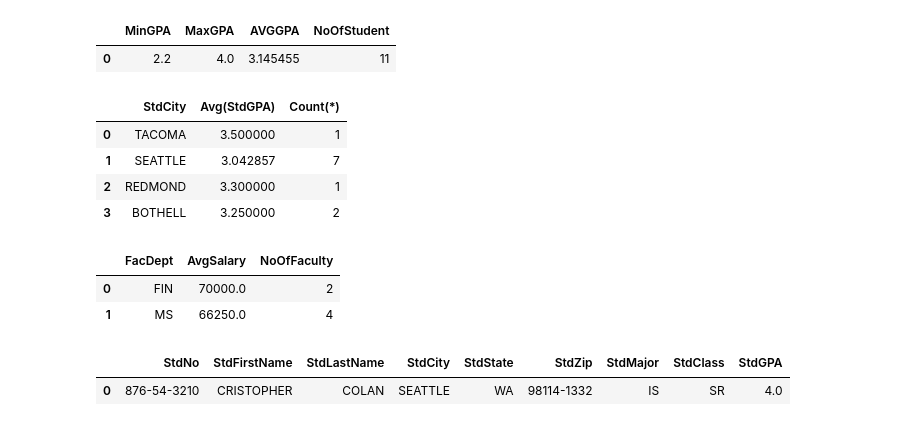
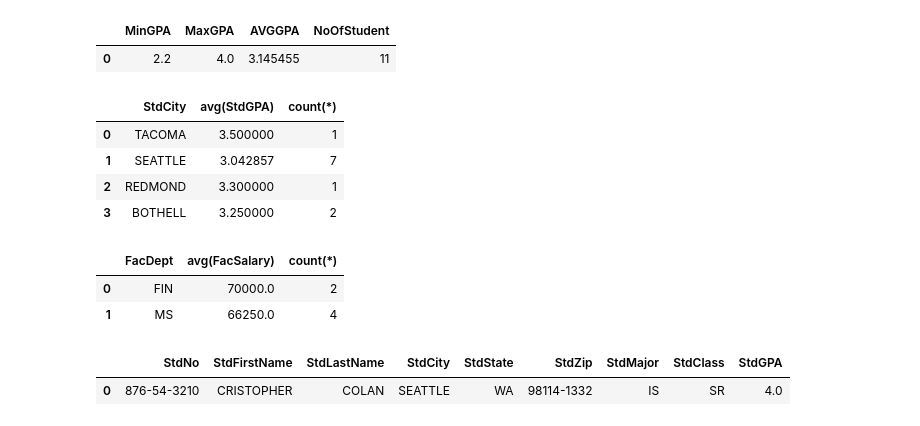
Before and after one commit to khavarbaghirova/ooad_assignment1, a Jupyter notebook: ReviewMidterm.ipynb, the cells around one changed output. Drawn from its saved outputs; the diff is of its cells as text; code cells hidden in the pictures.

```diff
--- a/ReviewMidterm.ipynb
+++ b/ReviewMidterm.ipynb
@@ -138,14 +147,17 @@ Q7
 # %%
 ##Question 8-List the  the average StdGPA of student based on StdCity.
 #how many students lives in Each City
 #Order the city names in descending order.
 txt='''
-
+select StdCity, avg(StdGPA), count(*)
+from Student
+group by StdCity
+order by StdCity desc;
 '''
 Q8 =  psql.sqldf(txt)
 Q8
 # %% [output]
-|  | StdCity | Avg(StdGPA) | Count(*) |
+|  | StdCity | avg(StdGPA) | count(*) |
 | 0 | TACOMA | 3.500000 | 1 |
 | 1 | SEATTLE | 3.042857 | 7 |
 | 2 | REDMOND | 3.300000 | 1 |
@@ -154,12 +166,14 @@ Q8
 #Query 9-How many faculty members are there in each department?
 #Calculate the  the average salary of faculty in each department?
 txt='''
-
+select FacDept, avg(FacSalary), count(*)
+from Faculty
+group by FacDept;
 '''
 Q9=  psql.sqldf(txt)
 Q9
 # %% [output]
-|  | FacDept | AvgSalary | NoOfFaculty |
+|  | FacDept | avg(FacSalary) | count(*) |
 | 0 | FIN | 70000.0 | 2 |
 | 1 | MS | 66250.0 | 4 |
 # %%
```
Also changed, not shown: parts of 9 cells of this notebook.
